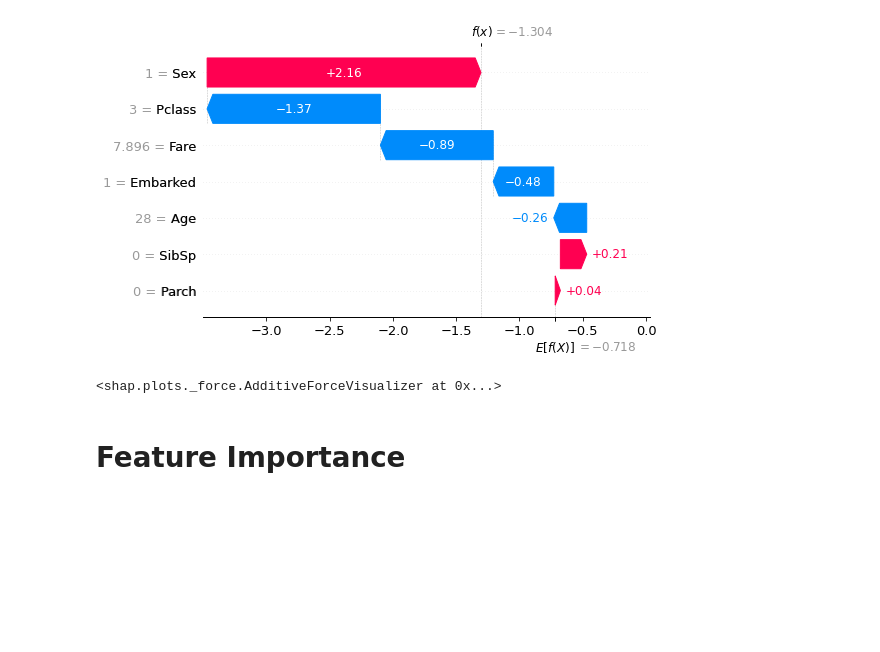
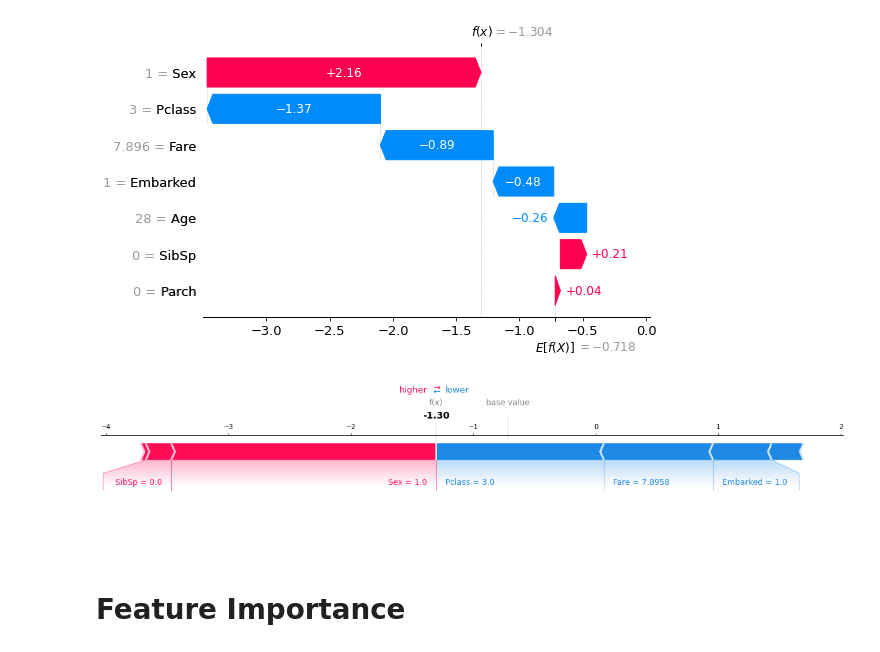
Before and after one commit to roshankoirala/Explainable_AI, a Jupyter notebook: Titanic_&_SHAP.ipynb, the cells around one changed output. Saved outputs shown, nothing was run; the diff lists cells and outputs as text; code cells hidden in the pictures; blank space fills up the shorter version.

```diff
--- a/Titanic_&_SHAP.ipynb
+++ b/Titanic_&_SHAP.ipynb
@@ -72,9 +72,9 @@ shap.plots.waterfall(shap_values[passenger_id, :, 1])
 # %%
 shap.plots.force(shap_values.base_values[passenger_id][1],
                  shap_values.values[passenger_id][:, 1],
-                 X.iloc[passenger_id])
+                 X.iloc[passenger_id], matplotlib=True)
 # %% [output]
-<shap.plots._force.AdditiveForceVisualizer at 0x...>
+[figure, added]
 # %% [markdown]
 # Feature Importance
 # %%
```
Also changed, not shown: parts of 1 cell of this notebook, 1 other file.
